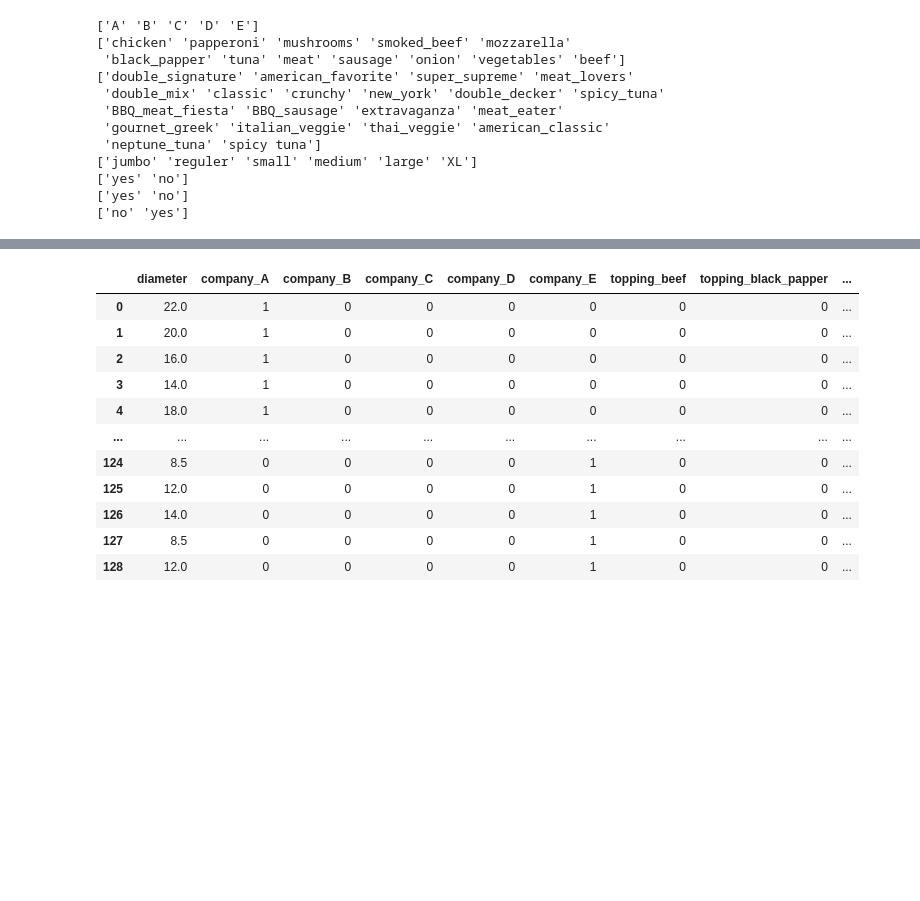
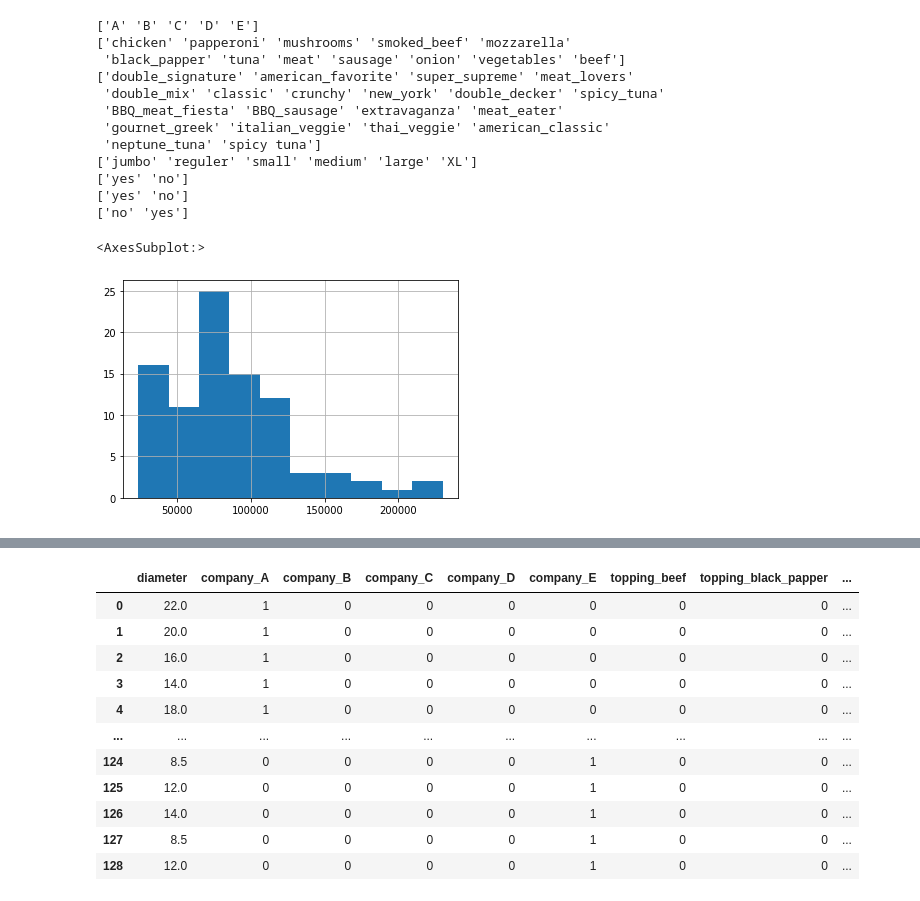
Before and after one commit to Huni0318/statiscal-machine-learning, a Jupyter notebook: machine learning/pizza price prediction.ipynb, the cells around one changed output, grey strips where cells are left out. Cells and saved outputs as stored; diff of their text form; code cells hidden in the pictures; blank space fills up the shorter version.

```diff
--- a/machine learning/pizza price prediction.ipynb
+++ b/machine learning/pizza price prediction.ipynb
@@ -124,3 +124,8 @@ def rmse(y,pred):
 y_target = pizza_df['price_rupiah']
 x_features = pizza_df.drop(['price_rupiah'],axis = 1, inplace = False)
 x_train, x_test, y_train,y_test = train_test_split(x_features, y_target, test_size = 0.3, random_state = 123)
+# %%
+y_train.hist()
+# %% [output]
+<AxesSubplot:>
+[figure, added]
```
Also changed, not shown: parts of 3 cells of this notebook, 1 other file.
